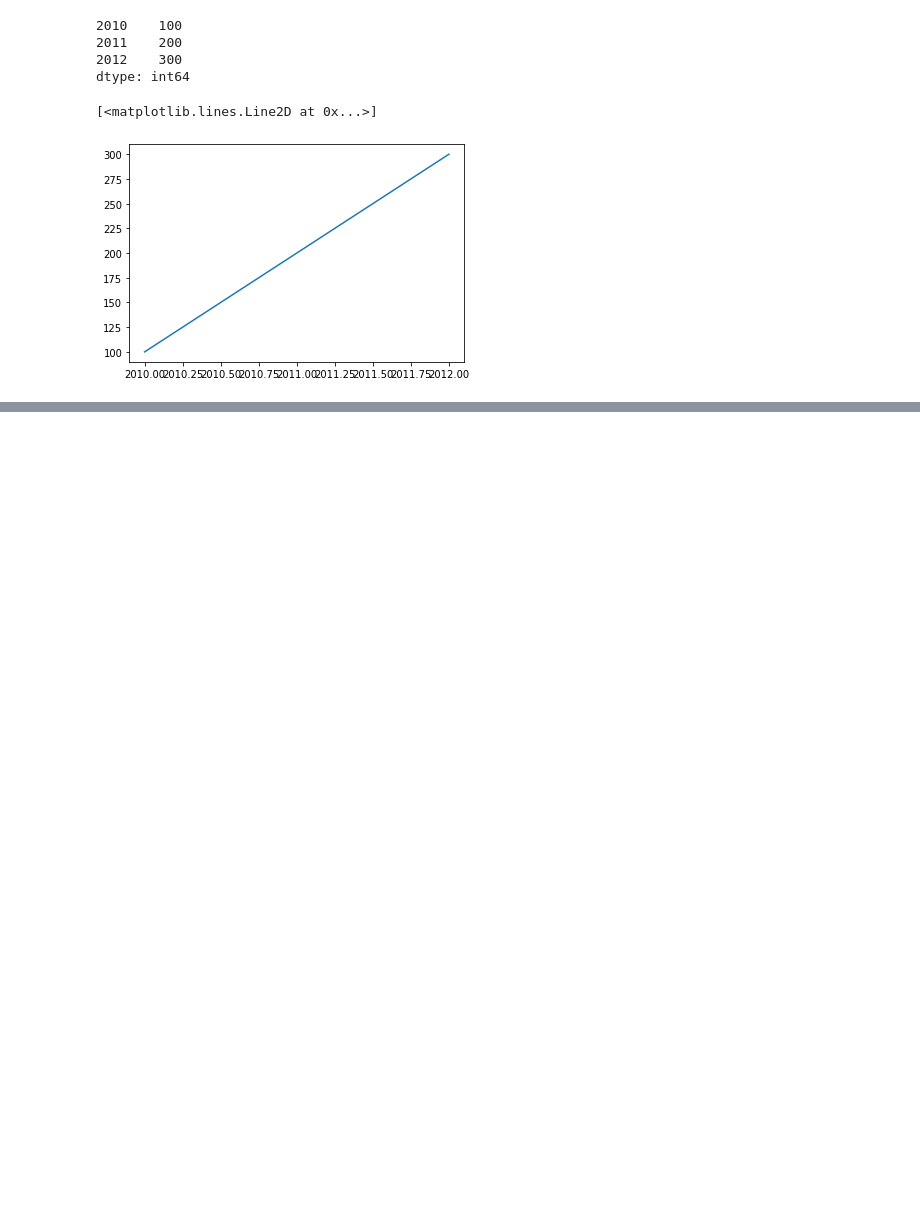
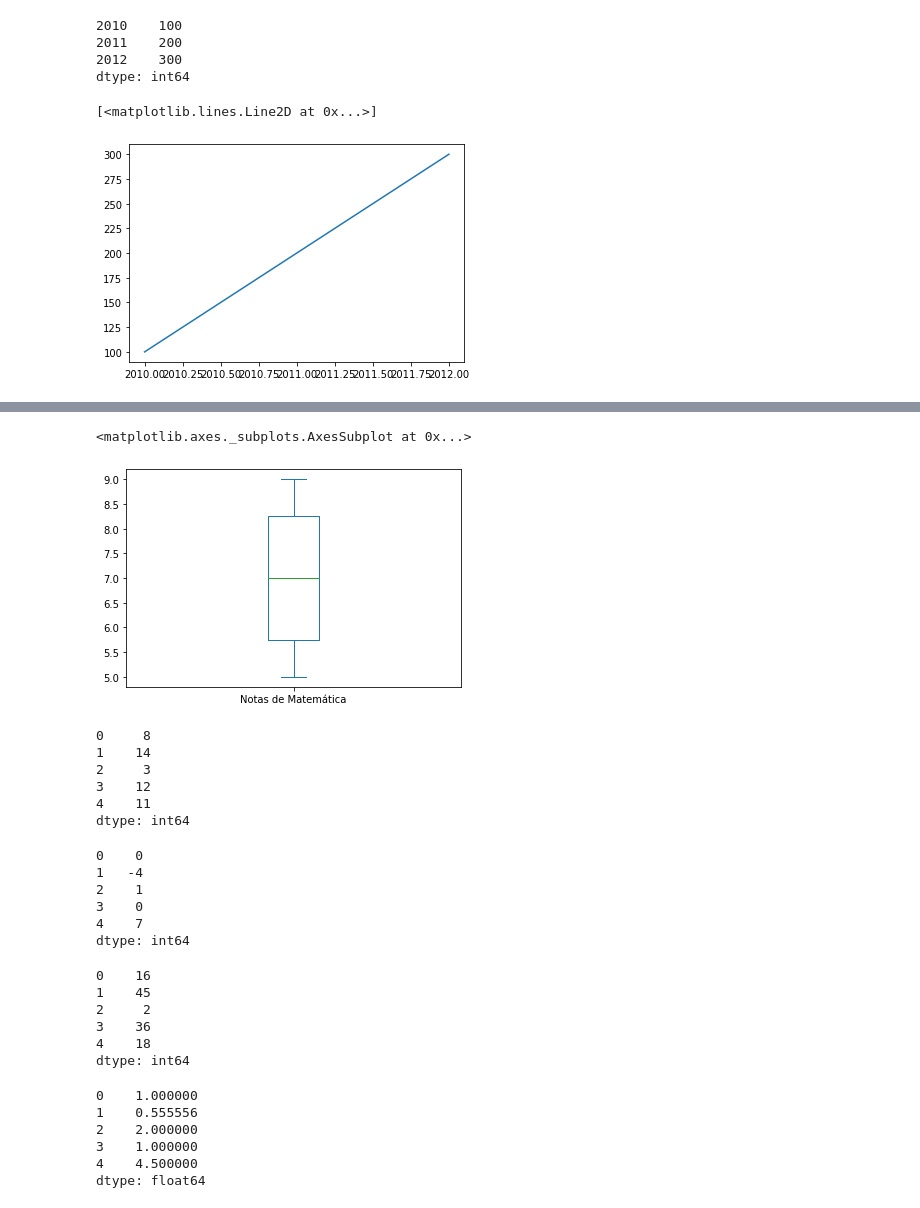
Before and after one commit to Juniorexz/Codigo, a Jupyter notebook: Mineração de dados com Python.ipynb, the cells around one changed output, grey strips where cells are left out. Saved outputs shown, nothing was run; the diff lists cells and outputs as text; code cells hidden in the pictures; blank space fills up the shorter version.

```diff
--- a/Mineração de dados com Python.ipynb
+++ b/Mineração de dados com Python.ipynb
@@ -450,0 +460,5 @@ plt.plot(series_.index, series_.values)
+# %%
+#Aplicando estatísca descritiva
+notas = [8, 6, 9, 5]
+alunos = ['Renata', 'Antônio', 'Thabata', 'Mayumi']
+series = pd.Series(notas, index = alunos, name = 'Notas de Matemática')
@@ -450,0 +541,6 @@ plt.plot(series_.index, series_.values)
+# %%
+#Gráfico e intevalo de quartil
+series.plot(kind = 'box')
+# %% [output]
+<matplotlib.axes._subplots.AxesSubplot at 0x...>
+[figure, added]
@@ -450,0 +552,37 @@ plt.plot(series_.index, series_.values)
+# %%
+#operações matemáticas
+notas_biologia+notas_matematica
+# %% [output]
+0     8
+1    14
+2     3
+3    12
+4    11
+dtype: int64
+# %%
+notas_biologia-notas_matematica
+# %% [output]
+0    0
+1   -4
+2    1
+3    0
+4    7
+dtype: int64
+# %%
+notas_biologia*notas_matematica
+# %% [output]
+0    16
+1    45
+2     2
+3    36
+4    18
+dtype: int64
+# %%
+notas_biologia/notas_matematica
+# %% [output]
+0    1.000000
+1    0.555556
+2    2.000000
+3    1.000000
+4    4.500000
+dtype: float64
```
Also changed, not shown: parts of 73 cells of this notebook.
